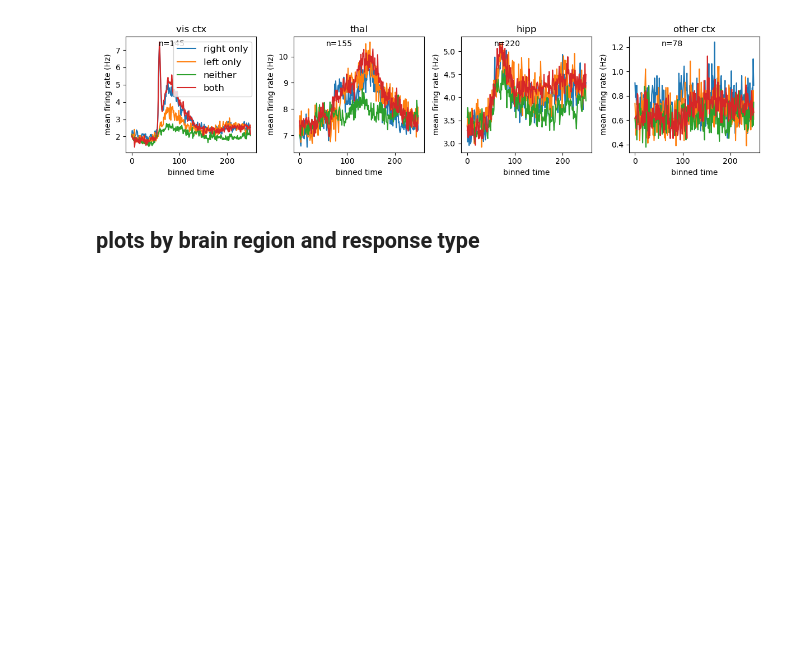
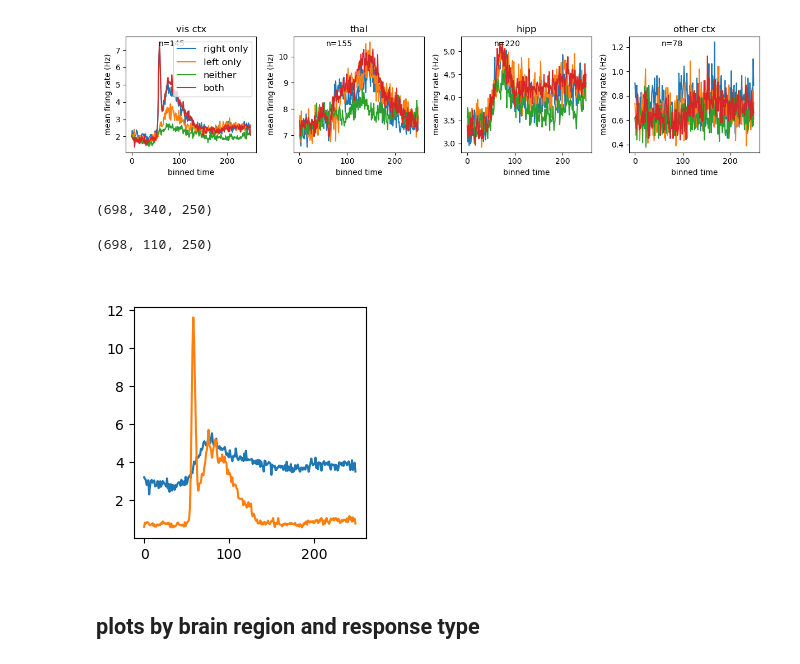
Before and after one commit to mihalybanyai/ait-compneuro-assignments, a Jupyter notebook: Preproc_Steinmetz.ipynb, the cells around one changed output. Saved outputs shown, nothing was run; the diff lists cells and outputs as text; code cells hidden in the pictures; blank space fills up the shorter version.

```diff
--- a/Preproc_Steinmetz.ipynb
+++ b/Preproc_Steinmetz.ipynb
@@ -31,22 +31,22 @@ import scipy.sparse as sps
 fname = []
 for j in range(3):
   fname.append('steinmetz_part%d.npz'%j)
-url = ["https://osf.io/agvxh/download"]
-url.append("https://osf.io/uv3mw/download")
-url.append("https://osf.io/ehmw2/download")
+# url = ["https://osf.io/agvxh/download"]
+# url.append("https://osf.io/uv3mw/download")
+# url.append("https://osf.io/ehmw2/download")
 
-for j in range(len(url)):
-  if not os.path.isfile(fname[j]):
-    try:
-      r = requests.get(url[j])
-    except requests.ConnectionError:
-      print("!!! Failed to download data !!!")
-    else:
-      if r.status_code != requests.codes.ok:
-        print("!!! Failed to download data !!!")
-      else:
-        with open(fname[j], "wb") as fid:
-          fid.write(r.content)
+# for j in range(len(url)):
+#   if not os.path.isfile(fname[j]):
+#     try:
+#       r = requests.get(url[j])
+#     except requests.ConnectionError:
+#       print("!!! Failed to download data !!!")
+#     else:
+#       if r.status_code != requests.codes.ok:
+#         print("!!! Failed to download data !!!")
+#       else:
+#         with open(fname[j], "wb") as fid:
+#           fid.write(r.content)
 # %%
 # Data loading
 alldat = np.array([])
@@ -195,6 +191,26 @@ plt.tight_layout()
 # plt.savefig('datasets/Steinmetz/resp_areas.pdf')
 # %% [output]
 [figure]
+# %%
+dat['spks'].shape
+# %% [output]
+(698, 340, 250)
+# %%
+dat['spks_passive'].shape
+# %% [output]
+(698, 110, 250)
+# %%
+## responses for different visual areas
+visual = brain_groups[0] + ['SCs']
+
+fig, axs = plt.subplots(1, 1, figsize=(3, 3), sharey=False)
+
+for j, varea in enumerate(visual):
+    areaindex = dat['brain_area'] == varea
+    if (np.sum(areaindex) > 0):
+        axs.plot(1/dt * dat['spks'][areaindex][:, vis_right > 0].mean(axis=(0, 1)))
+# %% [output]
+[figure, added]
 # %% [markdown]
 ## plots by brain region and response type
 # %%
```
Also changed, not shown: parts of 18 cells of this notebook.
